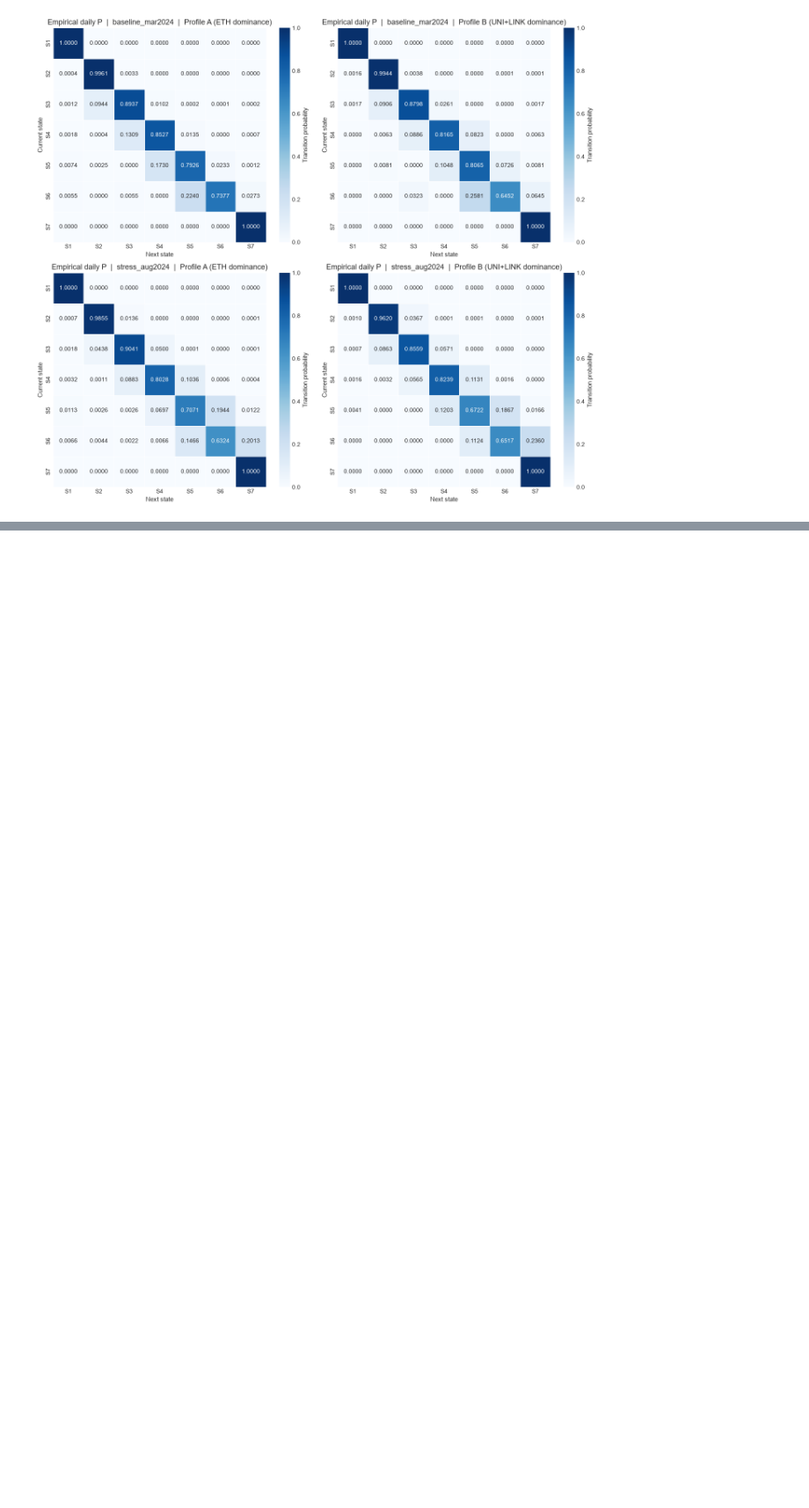
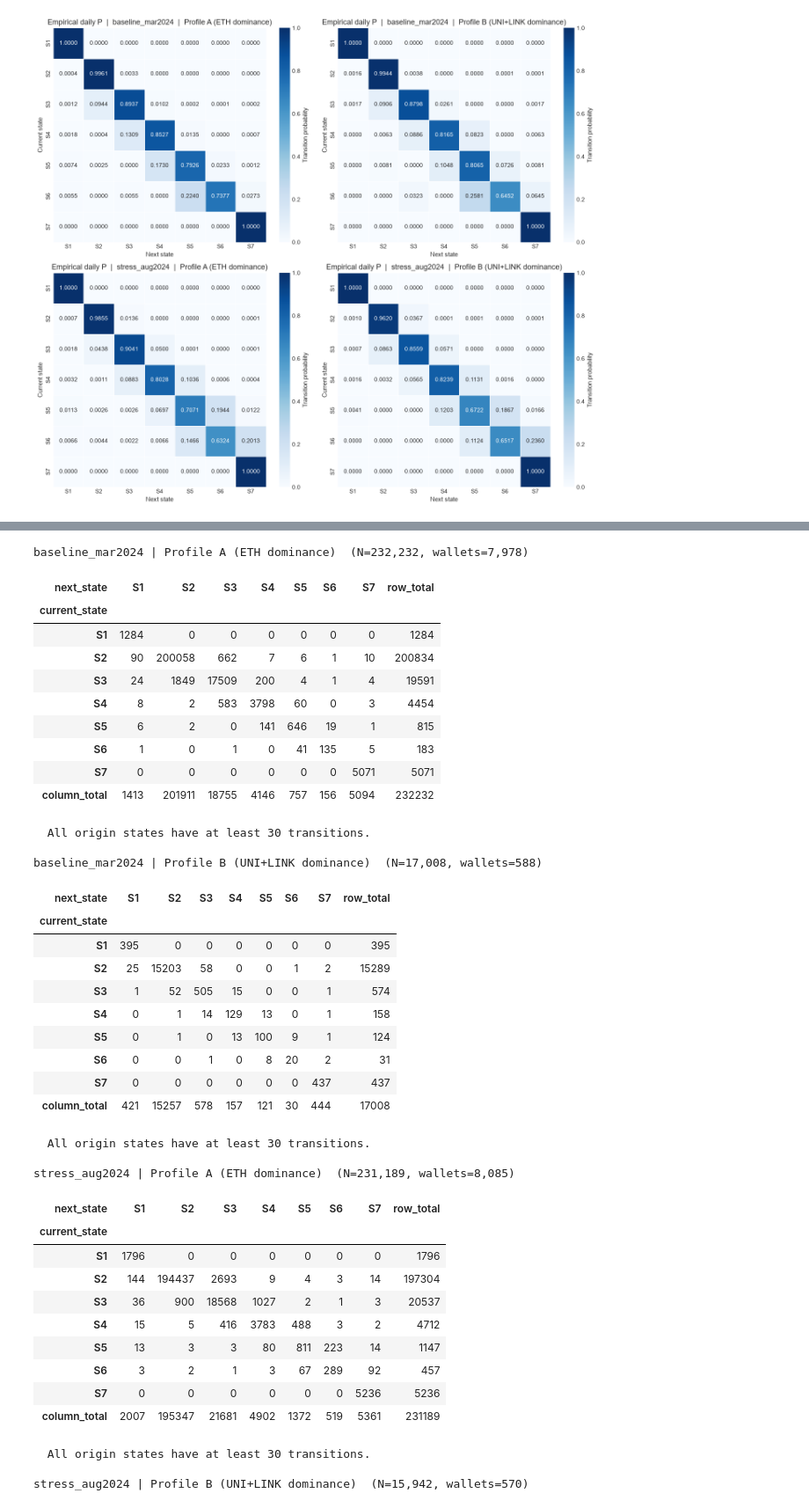
Before and after one commit to mendez-facundo/aave-urp-model, a Jupyter notebook: notebooks/02_markov_calibration.ipynb, the cells around one changed output, grey strips where cells are left out. Shown at 88% size. Drawn from its saved outputs; the diff is of its cells as text; code cells hidden in the pictures; blank space fills up the shorter version.

```diff
--- a/notebooks/02_markov_calibration.ipynb
+++ b/notebooks/02_markov_calibration.ipynb
@@ -1534,0 +1550,80 @@ stress_aug2024 | Profile B (UNI+LINK dominance): N=15,942  N(S1->S1)=114 P(S1->S
+# %%
+MIN_ROW_DEPTH = 30
+
+
+def subset_transitions(
+    transitions: pd.DataFrame, scenario_key: str, profile: str
+) -> pd.DataFrame:
+    """Return the transitions of one market regime and collateral profile."""
+    mask = transitions["scenario"].eq(scenario_key) & transitions["profile"].eq(profile)
+    return transitions.loc[mask]
+
+
+absolute_N: dict[tuple[str, str], pd.DataFrame] = {}
+
+for scenario_key, scenario_label in SCENARIO_KEYS:
+    for profile in PROFILE_KEYS:
+        subset = subset_transitions(markov_transitions_df, scenario_key, profile)
+        counts_n, _ = build_empirical_transition_matrices(subset)
+        counts_n = counts_n.astype(int)
+        counts_n.index.name = "current_state"
+        counts_n.columns.name = "next_state"
+        absolute_N[(scenario_label, profile)] = counts_n
+
+        frequency_table = counts_n.copy()
+        frequency_table["row_total"] = frequency_table.sum(axis=1)
+        frequency_table.loc["column_total"] = frequency_table.sum(axis=0)
+
+        row_depth = counts_n.sum(axis=1)
+        thin_rows = row_depth.loc[row_depth < MIN_ROW_DEPTH]
+        print(
+            f"\n{scenario_label} | {PROFILE_TITLES[profile]}  "
+            f"(N={int(row_depth.sum()):,}, wallets={subset['user_id'].nunique():,})"
+        )
+        display(frequency_table)
+        if thin_rows.empty:
+            print(f"  All origin states have at least {MIN_ROW_DEPTH} transitions.")
+        else:
+            thin_text = ", ".join(f"{state}={n}" for state, n in thin_rows.items())
+            print(f"  Thin origin states (< {MIN_ROW_DEPTH} transitions): {thin_text}")
+# %% [output]
+baseline_mar2024 | Profile A (ETH dominance)  (N=232,232, wallets=7,978)
+| next_state | S1 | S2 | S3 | S4 | S5 | S6 | S7 | row_total |
+| current_state |  |  |  |  |  |  |  |  |
+| S1 | 1284 | 0 | 0 | 0 | 0 | 0 | 0 | 1284 |
+| S2 | 90 | 200058 | 662 | 7 | 6 | 1 | 10 | 200834 |
+| S3 | 24 | 1849 | 17509 | 200 | 4 | 1 | 4 | 19591 |
+| S4 | 8 | 2 | 583 | 3798 | 60 | 0 | 3 | 4454 |
+| S5 | 6 | 2 | 0 | 141 | 646 | 19 | 1 | 815 |
+| S6 | 1 | 0 | 1 | 0 | 41 | 135 | 5 | 183 |
+| S7 | 0 | 0 | 0 | 0 | 0 | 0 | 5071 | 5071 |
+| column_total | 1413 | 201911 | 18755 | 4146 | 757 | 156 | 5094 | 232232 |
+  All origin states have at least 30 transitions.
+
+baseline_mar2024 | Profile B (UNI+LINK dominance)  (N=17,008, wallets=588)
+| next_state | S1 | S2 | S3 | S4 | S5 | S6 | S7 | row_total |
+| current_state |  |  |  |  |  |  |  |  |
+| S1 | 395 | 0 | 0 | 0 | 0 | 0 | 0 | 395 |
+| S2 | 25 | 15203 | 58 | 0 | 0 | 1 | 2 | 15289 |
+| S3 | 1 | 52 | 505 | 15 | 0 | 0 | 1 | 574 |
+| S4 | 0 | 1 | 14 | 129 | 13 | 0 | 1 | 158 |
+| S5 | 0 | 1 | 0 | 13 | 100 | 9 | 1 | 124 |
+| S6 | 0 | 0 | 1 | 0 | 8 | 20 | 2 | 31 |
+| S7 | 0 | 0 | 0 | 0 | 0 | 0 | 437 | 437 |
+| column_total | 421 | 15257 | 578 | 157 | 121 | 30 | 444 | 17008 |
+  All origin states have at least 30 transitions.
+
+stress_aug2024 | Profile A (ETH dominance)  (N=231,189, wallets=8,085)
+| next_state | S1 | S2 | S3 | S4 | S5 | S6 | S7 | row_total |
+| current_state |  |  |  |  |  |  |  |  |
+| S1 | 1796 | 0 | 0 | 0 | 0 | 0 | 0 | 1796 |
+| S2 | 144 | 194437 | 2693 | 9 | 4 | 3 | 14 | 197304 |
+| S3 | 36 | 900 | 18568 | 1027 | 2 | 1 | 3 | 20537 |
+| S4 | 15 | 5 | 416 | 3783 | 488 | 3 | 2 | 4712 |
+| S5 | 13 | 3 | 3 | 80 | 811 | 223 | 14 | 1147 |
+| S6 | 3 | 2 | 1 | 3 | 67 | 289 | 92 | 457 |
+| S7 | 0 | 0 | 0 | 0 | 0 | 0 | 5236 | 5236 |
+| column_total | 2007 | 195347 | 21681 | 4902 | 1372 | 519 | 5361 | 231189 |
+  All origin states have at least 30 transitions.
+
+stress_aug2024 | Profile B (UNI+LINK dominance)  (N=15,942, wallets=570)
```
Also changed, not shown: parts of 13 cells of this notebook, 1 other file.
